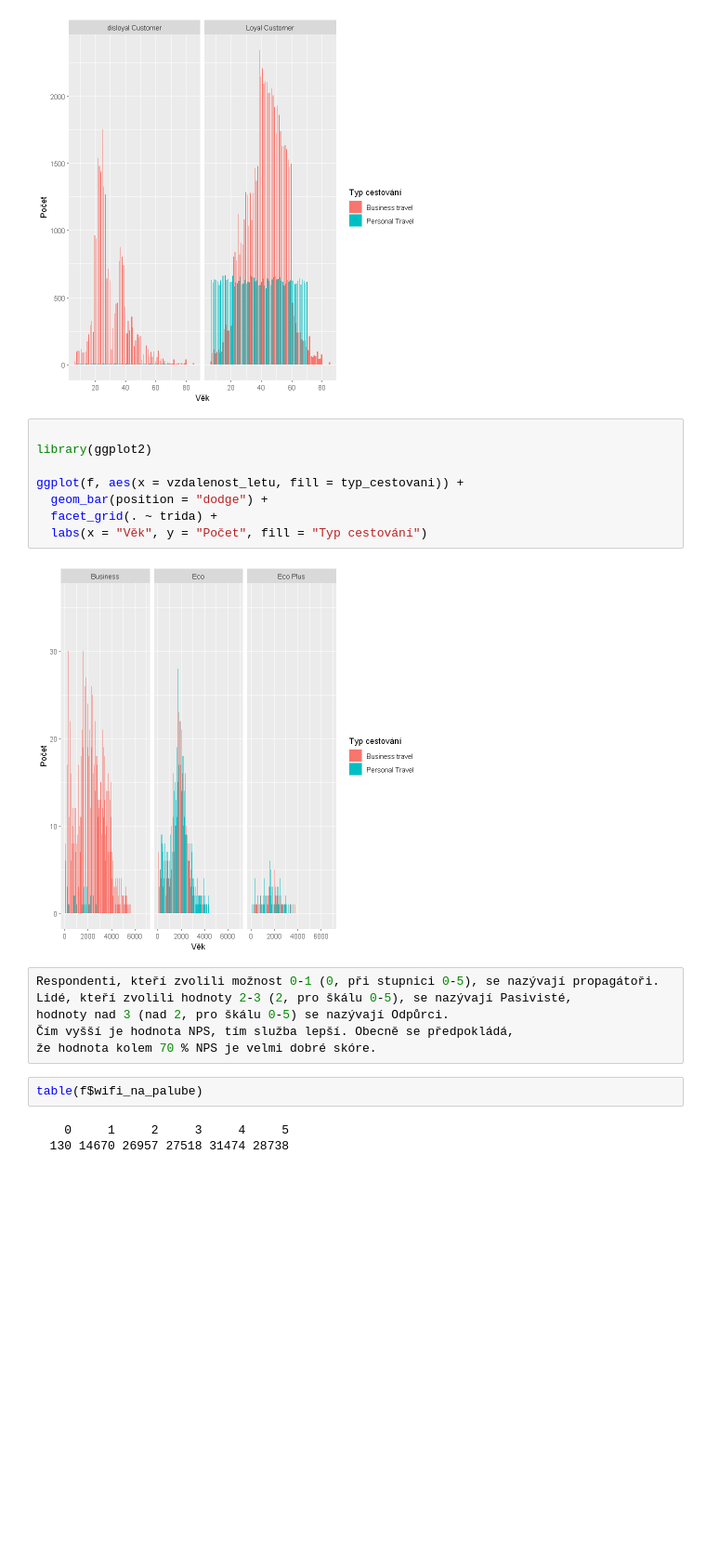
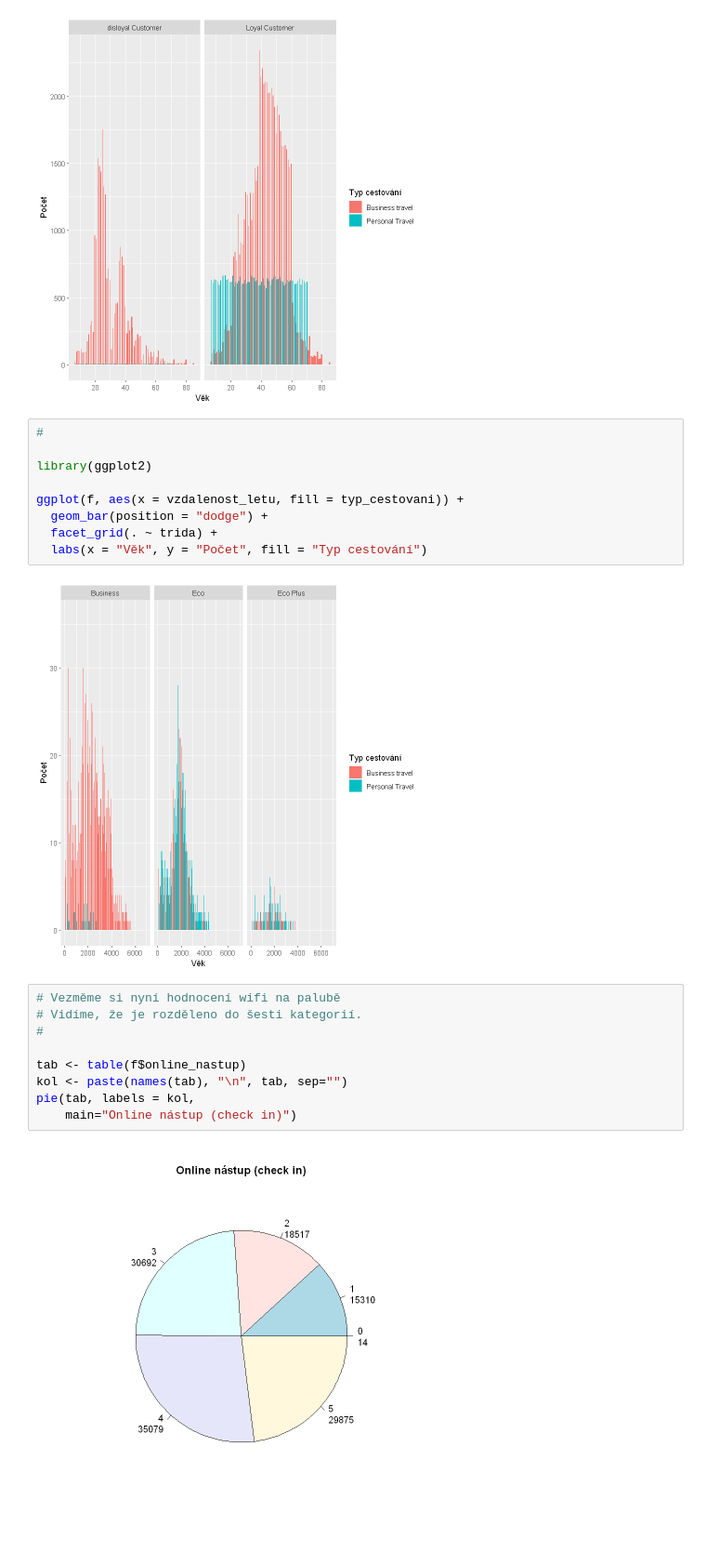
Before and after one commit to krekr7/projekt, a Jupyter notebook: Letecké_služby.ipynb, the cells around one changed output. Shown: that part at 93% size. Cells and saved outputs as stored; diff of their text form; blank space fills up the shorter version.

```diff
--- a/Letecké_služby.ipynb
+++ b/Letecké_služby.ipynb
@@ -332,6 +448,7 @@ ggplot(f, aes(x = vek, fill = typ_cestovani)) +
 # %% [output]
 [figure]
 # %%
+#
 
 library(ggplot2)
 
@@ -341,14 +458,14 @@ ggplot(f, aes(x = vzdalenost_letu, fill = typ_cestovani)) +
   labs(x = "Věk", y = "Počet", fill = "Typ cestování")
 # %% [output]
 [figure]
-# %%
-Respondenti, kteří zvolili možnost 0-1 (0, při stupnici 0-5), se nazývají propagátoři.
-Lidé, kteří zvolili hodnoty 2-3 (2, pro škálu 0-5), se nazývají Pasivisté,
-hodnoty nad 3 (nad 2, pro škálu 0-5) se nazývají Odpůrci.
-Čím vyšší je hodnota NPS, tím služba lepší. Obecně se předpokládá,
-že hodnota kolem 70 % NPS je velmi dobré skóre.
-# %%
-table(f$wifi_na_palube)
-# %% [output]
-    0     1     2     3     4     5
-  130 14670 26957 27518 31474 28738
+# %%
+# Vezměme si nyní hodnocení wifi na palubě
+# Vidíme, že je rozděleno do šesti kategorií.
+#
+
+tab <- table(f$online_nastup)
+kol <- paste(names(tab), "\n", tab, sep="")
+pie(tab, labels = kol,
+    main="Online nástup (check in)")
+# %% [output]
+[figure, added]
```
Also changed, not shown: parts of 59 cells of this notebook.
